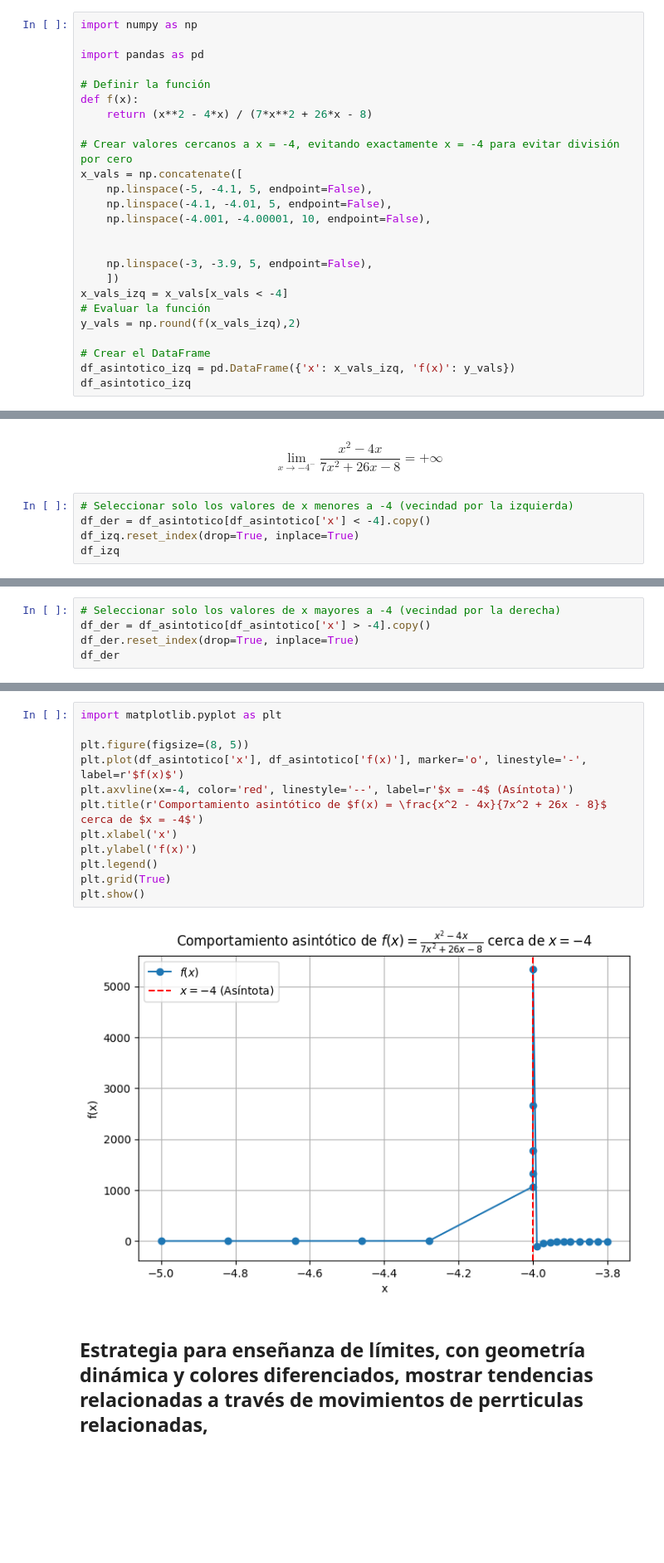
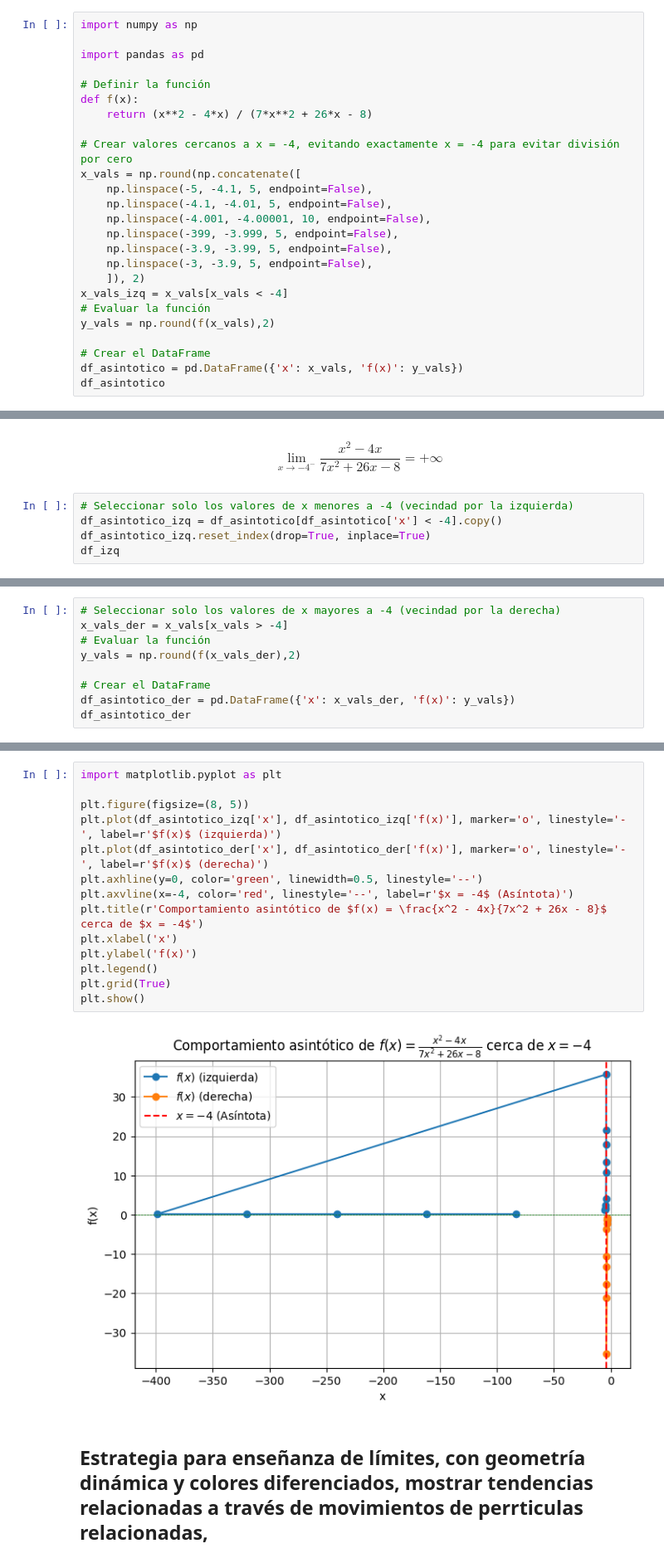
Before and after one commit to marco-canas/investigacion_en_asesoria, a Jupyter notebook: 2_secuencia_accion/2_Diseño_Proceso_IAE/Intervencion/9_calculo_diferencial/1_limites_infinitos.ipynb, the cells around one changed output, grey strips where cells are left out. Shown: that part at 83% size. Drawn from its saved outputs; the diff is of its cells as text; blank space fills up the shorter version.

```diff
--- a/2_secuencia_accion/2_Diseño_Proceso_IAE/Intervencion/9_calculo_diferencial/1_limites_infinitos.ipynb
+++ b/2_secuencia_accion/2_Diseño_Proceso_IAE/Intervencion/9_calculo_diferencial/1_limites_infinitos.ipynb
@@ -294,20 +294,20 @@ def f(x):
     return (x**2 - 4*x) / (7*x**2 + 26*x - 8)
 
 # Crear valores cercanos a x = -4, evitando exactamente x = -4 para evitar división por cero
-x_vals = np.concatenate([
+x_vals = np.round(np.concatenate([
     np.linspace(-5, -4.1, 5, endpoint=False),
     np.linspace(-4.1, -4.01, 5, endpoint=False),
     np.linspace(-4.001, -4.00001, 10, endpoint=False),
-
-
+    np.linspace(-399, -3.999, 5, endpoint=False),
+    np.linspace(-3.9, -3.99, 5, endpoint=False),
     np.linspace(-3, -3.9, 5, endpoint=False),
-    ])
+    ]), 2)
 x_vals_izq = x_vals[x_vals < -4]
 # Evaluar la función
-y_vals = np.round(f(x_vals_izq),2)
+y_vals = np.round(f(x_vals),2)
 
 # Crear el DataFrame
-df_asintotico_izq = pd.DataFrame({'x': x_vals_izq, 'f(x)': y_vals})
-df_asintotico_izq
+df_asintotico = pd.DataFrame({'x': x_vals, 'f(x)': y_vals})
+df_asintotico
 # %% [output]
 |  | x | f(x) |
@@ -331,8 +331,8 @@ df_asintotico_izq
 $$ \lim_{x \to -4^{-}} \frac{x^2 - 4x}{7x^2 + 26x - 8} = +\infty $$
 # %%
 # Seleccionar solo los valores de x menores a -4 (vecindad por la izquierda)
-df_der = df_asintotico[df_asintotico['x'] < -4].copy()
-df_izq.reset_index(drop=True, inplace=True)
+df_asintotico_izq = df_asintotico[df_asintotico['x'] < -4].copy()
+df_asintotico_izq.reset_index(drop=True, inplace=True)
 df_izq
 # %% [output]
 |  | x | f(x) |
@@ -349,7 +354,11 @@ df_izq
 # %%
 # Seleccionar solo los valores de x mayores a -4 (vecindad por la derecha)
-df_der = df_asintotico[df_asintotico['x'] > -4].copy()
-df_der.reset_index(drop=True, inplace=True)
-df_der
+x_vals_der = x_vals[x_vals > -4]
+# Evaluar la función
+y_vals = np.round(f(x_vals_der),2)
+
+# Crear el DataFrame
+df_asintotico_der = pd.DataFrame({'x': x_vals_der, 'f(x)': y_vals})
+df_asintotico_der
 # %% [output]
 |  | x | f(x) |
@@ -366,16 +375,18 @@ df_der
 # %%
 import matplotlib.pyplot as plt
 
 plt.figure(figsize=(8, 5))
-plt.plot(df_asintotico['x'], df_asintotico['f(x)'], marker='o', linestyle='-', label=r'$f(x)$')
+plt.plot(df_asintotico_izq['x'], df_asintotico_izq['f(x)'], marker='o', linestyle='-', label=r'$f(x)$ (izquierda)')
+plt.plot(df_asintotico_der['x'], df_asintotico_der['f(x)'], marker='o', linestyle='-', label=r'$f(x)$ (derecha)')
+plt.axhline(y=0, color='green', linewidth=0.5, linestyle='--')
 plt.axvline(x=-4, color='red', linestyle='--', label=r'$x = -4$ (Asíntota)')
 plt.title(r'Comportamiento asintótico de $f(x) = \frac{x^2 - 4x}{7x^2 + 26x - 8}$ cerca de $x = -4$')
 plt.xlabel('x')
 plt.ylabel('f(x)')
 plt.legend()
 plt.grid(True)
 plt.show()
 # %% [output]
-[figure, old version]
+[figure, new version]
 # %% [markdown]
 ## Estrategia para enseñanza de límites, con geometría dinámica y colores diferenciados, mostrar tendencias relacionadas a través de movimientos de perrticulas relacionadas,
```
Also changed, not shown: parts of 5 cells of this notebook.
